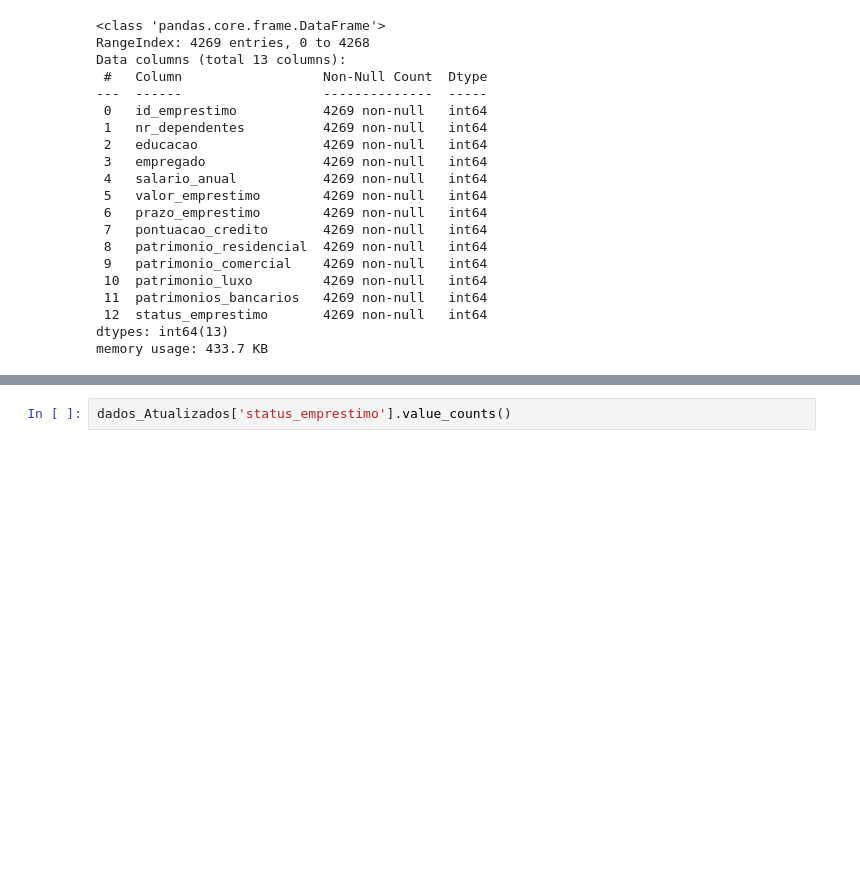
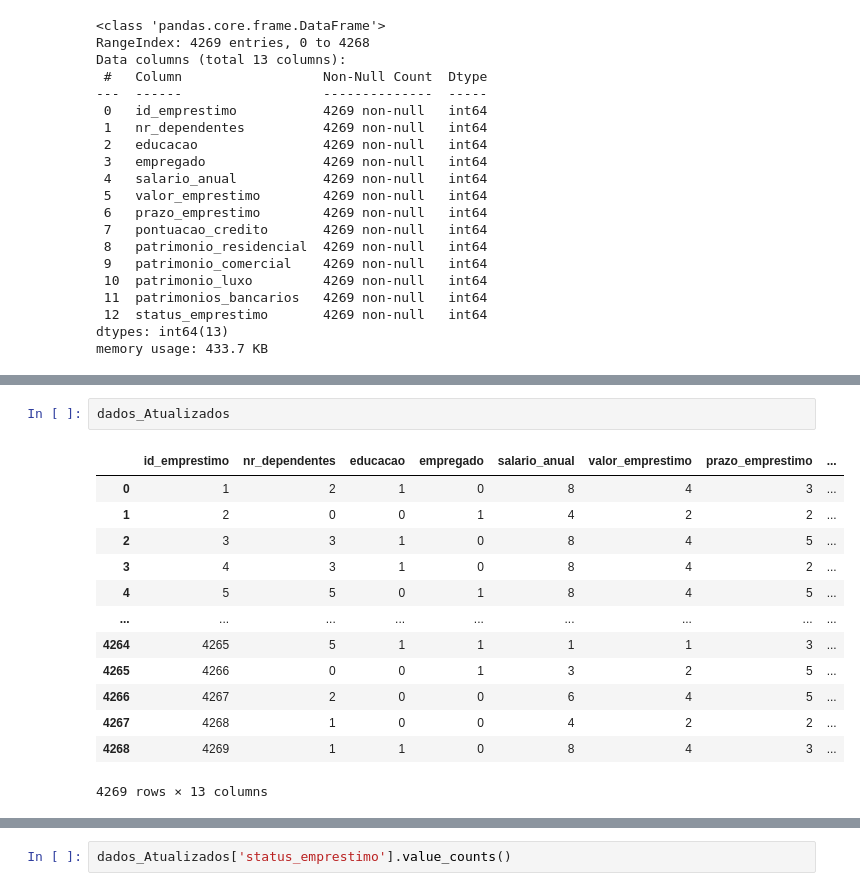
Before and after one commit to dayviddouglas/arvore_decisao_aprovacao_emprestimos, a Jupyter notebook: main.ipynb, the cells around one changed output, grey strips where cells are left out. Cells and saved outputs as stored; diff of their text form; blank space fills up the shorter version.

```diff
--- a/main.ipynb
+++ b/main.ipynb
@@ -154,0 +201,16 @@ memory usage: 433.7 KB
+# %%
+dados_Atualizados
+# %% [output]
+|  | id_emprestimo | nr_dependentes | educacao | empregado | salario_anual | valor_emprestimo | prazo_emprestimo | ... |
+| 0 | 1 | 2 | 1 | 0 | 8 | 4 | 3 | ... |
+| 1 | 2 | 0 | 0 | 1 | 4 | 2 | 2 | ... |
+| 2 | 3 | 3 | 1 | 0 | 8 | 4 | 5 | ... |
+| 3 | 4 | 3 | 1 | 0 | 8 | 4 | 2 | ... |
+| 4 | 5 | 5 | 0 | 1 | 8 | 4 | 5 | ... |
+| ... | ... | ... | ... | ... | ... | ... | ... | ... |
+| 4264 | 4265 | 5 | 1 | 1 | 1 | 1 | 3 | ... |
+| 4265 | 4266 | 0 | 0 | 1 | 3 | 2 | 5 | ... |
+| 4266 | 4267 | 2 | 0 | 0 | 6 | 4 | 5 | ... |
+| 4267 | 4268 | 1 | 0 | 0 | 4 | 2 | 2 | ... |
+| 4268 | 4269 | 1 | 1 | 0 | 8 | 4 | 3 | ... |
+4269 rows × 13 columns
```
Also changed, not shown: parts of 22 cells of this notebook.
